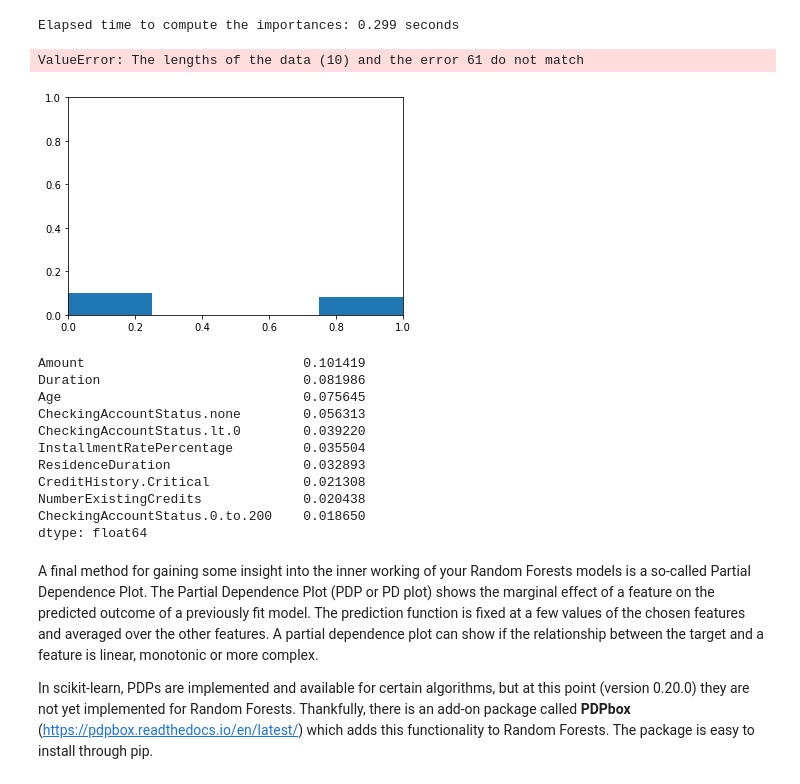
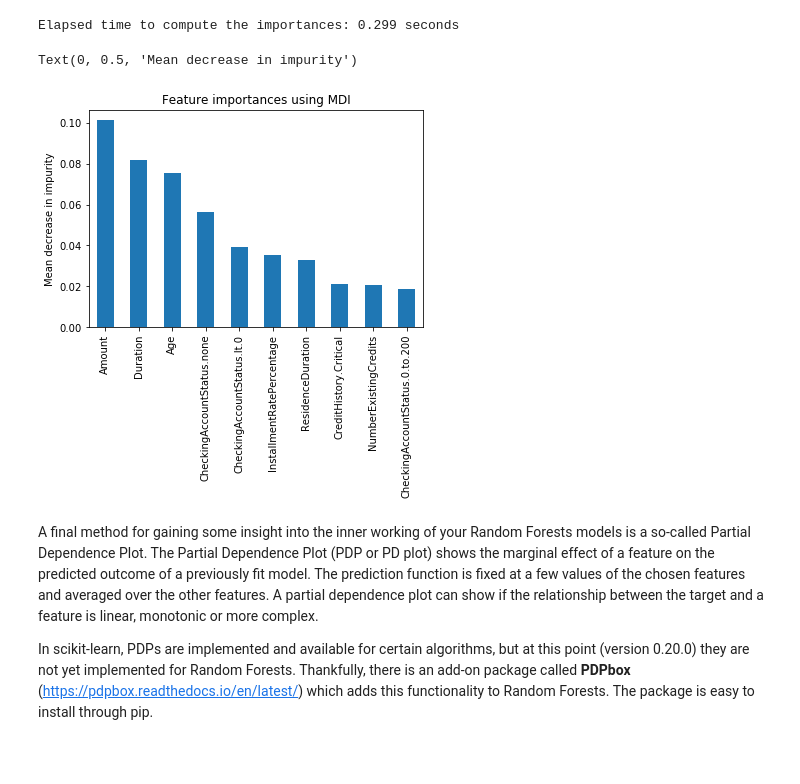
Before and after one commit to tejasunku/mec-mini-projects, a Jupyter notebook: mec-13.5.1-tree-based-algorithms-mini-project/Mini_Project_Tree-Based_Algorithms.ipynb, the cells around one changed output. Cells and saved outputs as stored; diff of their text form; code cells hidden in the pictures; blank space fills up the shorter version.

```diff
--- a/mec-13.5.1-tree-based-algorithms-mini-project/Mini_Project_Tree-Based_Algorithms.ipynb
+++ b/mec-13.5.1-tree-based-algorithms-mini-project/Mini_Project_Tree-Based_Algorithms.ipynb
@@ -173,32 +173,18 @@ Elapsed time to compute the importances: 0.299 seconds
 # %%
 import matplotlib.pyplot as plt
 
 forest_importances = pd.Series(importances, index=feature_names)
 
 forest_importances = forest_importances.nlargest(10)
 
 fig, ax = plt.subplots()
-forest_importances.plot.bar(yerr=std, ax=ax)
+forest_importances.plot.bar(ax=ax)
 ax.set_title("Feature importances using MDI")
 ax.set_ylabel("Mean decrease in impurity")
 #fig.tight_layout()
 # %% [output]
-ValueError: The lengths of the data (10) and the error 61 do not match
+Text(0, 0.5, 'Mean decrease in impurity')
-[figure, old version]
+[figure, new version]
-# %%
-forest_importances.nlargest(10)
-# %% [output]
-Amount                            0.101419
-Duration                          0.081986
-Age                               0.075645
-CheckingAccountStatus.none        0.056313
-CheckingAccountStatus.lt.0        0.039220
-InstallmentRatePercentage         0.035504
-ResidenceDuration                 0.032893
-CreditHistory.Critical            0.021308
-NumberExistingCredits             0.020438
-CheckingAccountStatus.0.to.200    0.018650
-dtype: float64
 # %% [markdown]
 A final method for gaining some insight into the inner working of your Random Forests models is a so-called Partial Dependence Plot. The Partial Dependence Plot (PDP or PD plot) shows the marginal effect of a feature on the predicted outcome of a previously fit model. The prediction function is fixed at a few values of the chosen features and averaged over the other features. A partial dependence plot can show if the relationship between the target and a feature is linear, monotonic or more complex.
 
```
Also changed, not shown: parts of 1 cell of this notebook.
